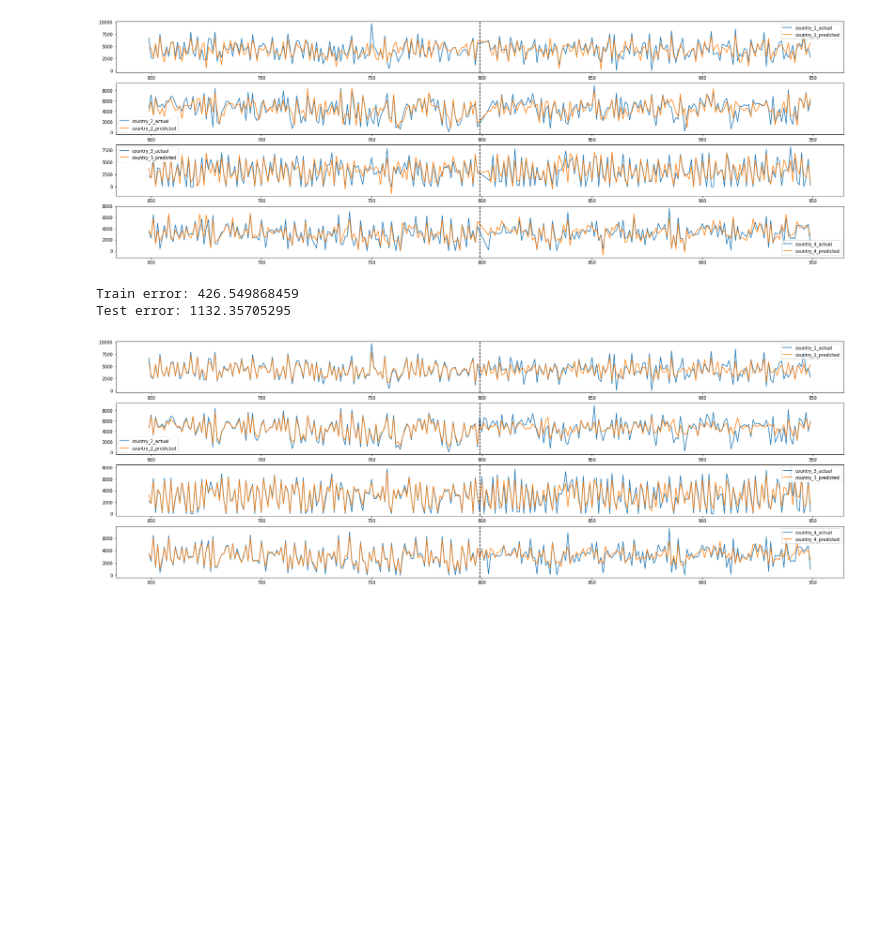
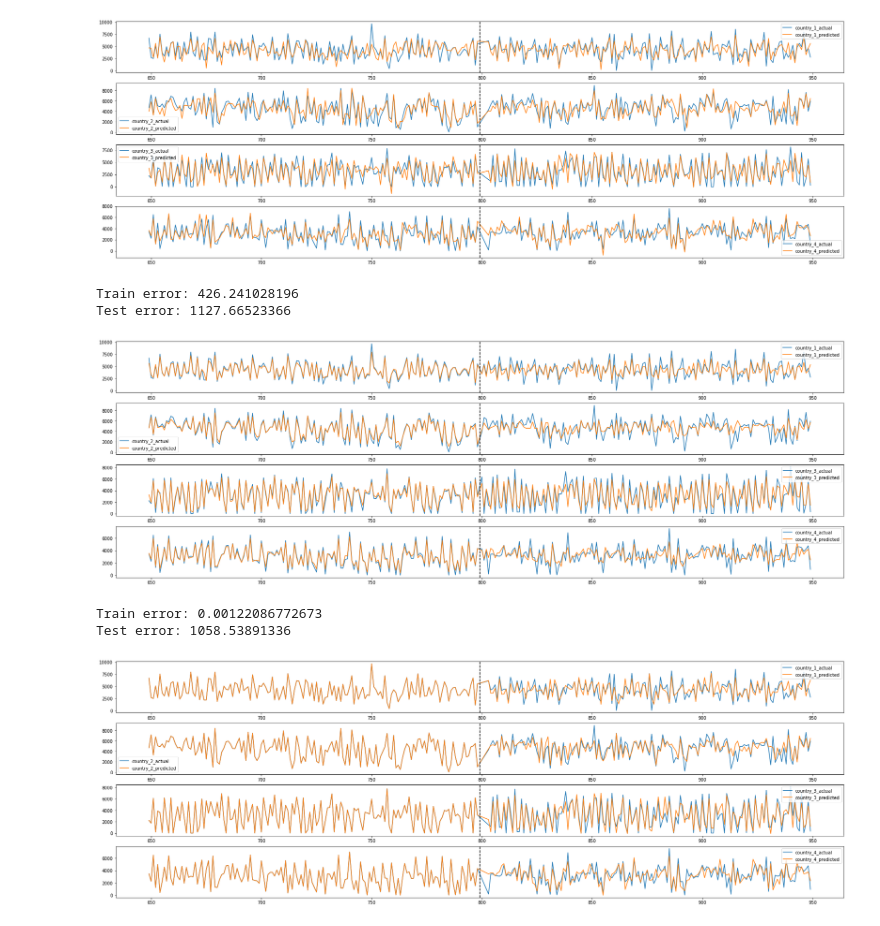
Before and after one commit to improbable-research/sugarWorld, a Jupyter notebook: python/gdp_modelling.ipynb, the cells around one changed output. Saved outputs shown, nothing was run; the diff lists cells and outputs as text; code cells hidden in the pictures; blank space fills up the shorter version.

Commit message:
add xgboost and some refactoring

```diff
--- a/python/gdp_modelling.ipynb
+++ b/python/gdp_modelling.ipynb
@@ -34,9 +35,15 @@ Train error: 1093.11437438
 Test error: 1147.2832114
 [figure]
 # %%
-markov_ensemble = run_gdp_model(MarkovEnsemble, X_data, Y_data, max_features=0.5)
+rf = run_gdp_model(gdpRandomForest, X_data, Y_data, window=2, max_features=0.5)
 # %% [output]
-Train error: 426.549868459
-Test error: 1132.35705295
+Train error: 426.241028196
+Test error: 1127.66523366
 [figure]
+# %%
+xgb = run_gdp_model(gdpXGBoost, X_data, Y_data, window=5, max_depth=5)
+# %% [output]
+Train error: 0.00122086772673
+Test error: 1058.53891336
+[figure, added]
 # %%
```
Also changed, not shown: parts of 4 cells of this notebook, 2 other files.
